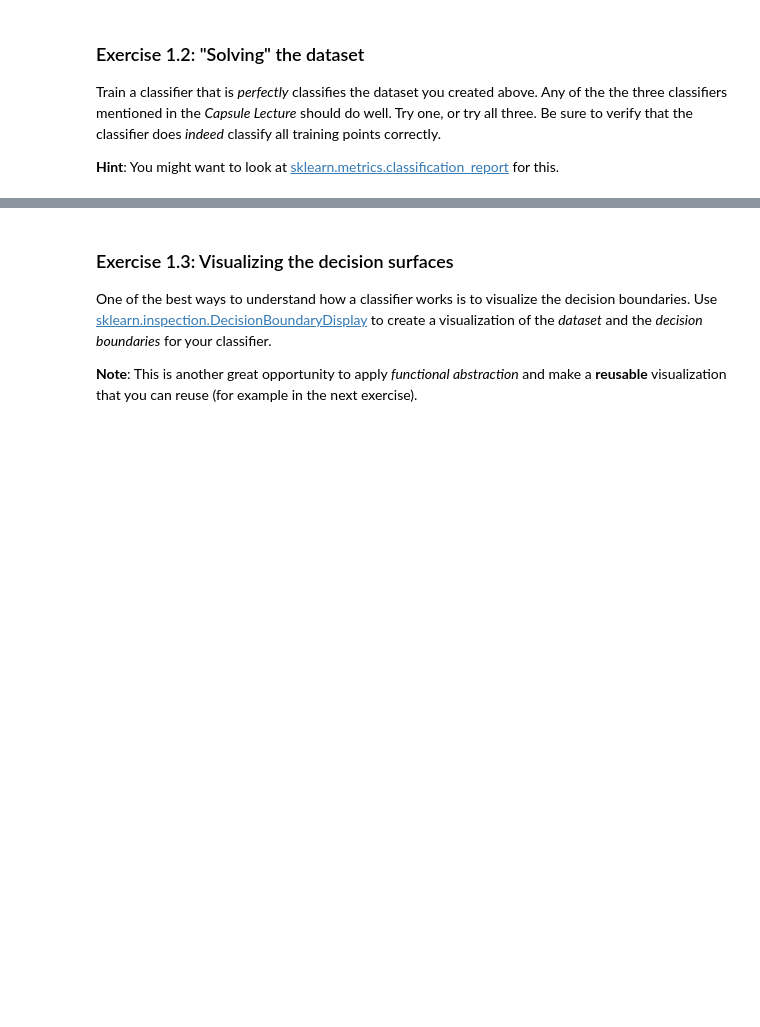
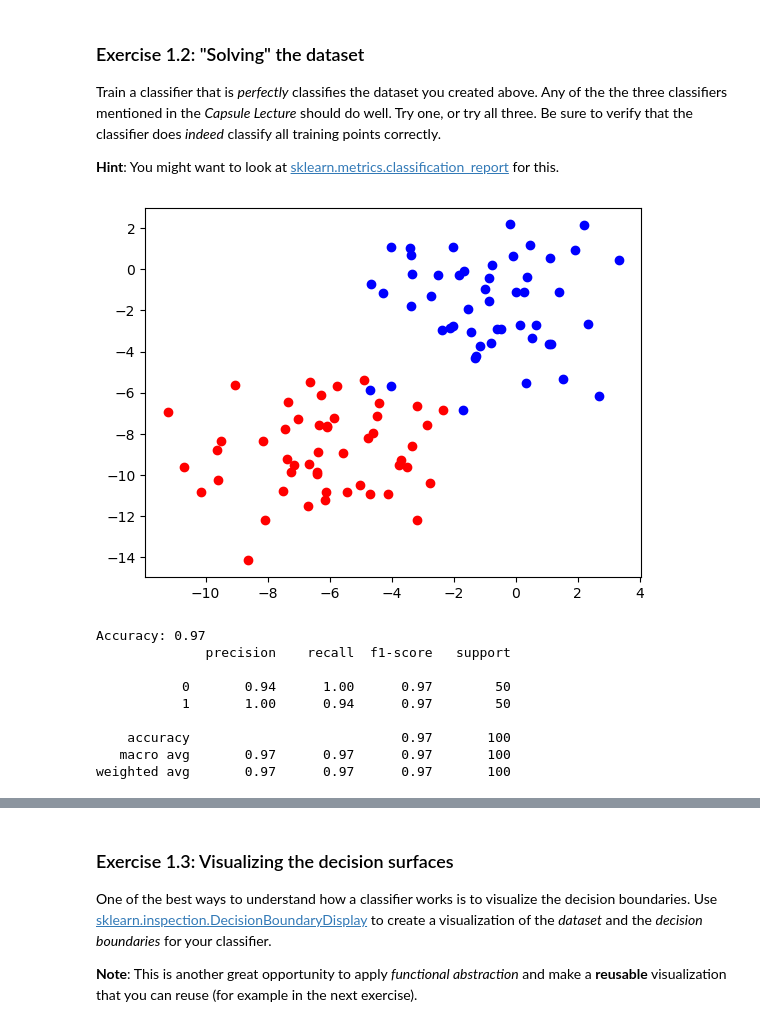
Before and after one commit to Cappetti99/FML, a Jupyter notebook: lab2/Cappetti-Lab2Classification.ipynb, the cells around one changed output, grey strips where cells are left out. Saved outputs shown, nothing was run; the diff lists cells and outputs as text; code cells hidden in the pictures; blank space fills up the shorter version.

```diff
--- a/lab2/Cappetti-Lab2Classification.ipynb
+++ b/lab2/Cappetti-Lab2Classification.ipynb
@@ -31,0 +51,33 @@ from sklearn.svm import LinearSVC
+# %%
+from sklearn.discriminant_analysis import LinearDiscriminantAnalysis, QuadraticDiscriminantAnalysis
+from sklearn.svm import LinearSVC #support vector classifier
+from  sklearn.metrics import classification_report
+
+#Your code here
+
+def visualizeClassifier(lda, x, y):
+    lda.fit(x, y)  # Fit the LinearDiscriminantAnalysis model to the data
+    correct = (lda.predict(x) == y)  # Check if predictions match ground truth
+    visualizer(x, y)
+    accuracy = sum(correct) / len(correct)  # Calculate accuracy
+    print(f"Accuracy: {accuracy:.2f}")
+
+    # Print a classification report for precision, recall, and F1-score
+    print(classification_report(y, lda.predict(x)))
+
+# Create a LinearDiscriminantAnalysis classifier
+lda = LinearDiscriminantAnalysis()
+
+# Call the visualization function to analyze and display the classifier
+visualizeClassifier(lda, x, y)
+# %% [output]
+[figure, added]
+Accuracy: 0.97
+              precision    recall  f1-score   support
+
+           0       0.94      1.00      0.97        50
+           1       1.00      0.94      0.97        50
+
+    accuracy                           0.97       100
+   macro avg       0.97      0.97      0.97       100
+weighted avg       0.97      0.97      0.97       100
```
Also changed, not shown: parts of 38 cells of this notebook.
